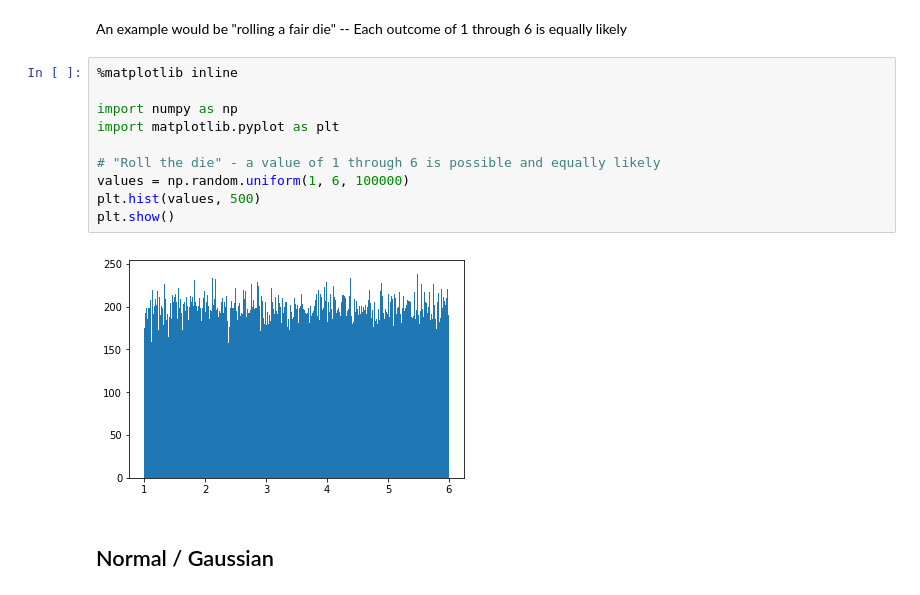
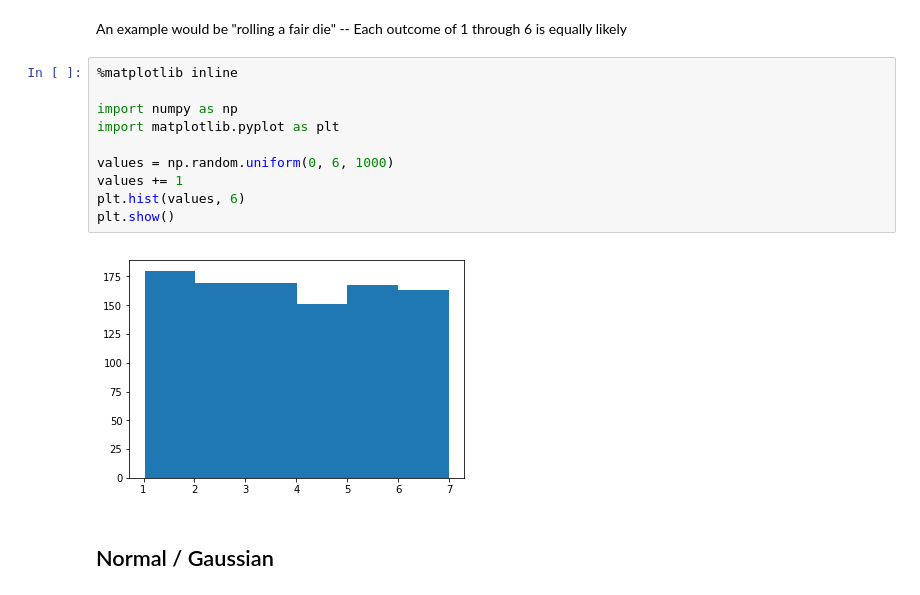
Before and after one commit to bobbecket/03-How-To-Model-The-Likelihood-Of-An-Event-With-Probability-Distributions, a Jupyter notebook: 03-How-To-Model-The-Likelihood-Of-An-Event-With-Probability-Distributions.ipynb, the cells around one changed output. Saved outputs shown, nothing was run; the diff lists cells and outputs as text.

```diff
--- a/03-How-To-Model-The-Likelihood-Of-An-Event-With-Probability-Distributions.ipynb
+++ b/03-How-To-Model-The-Likelihood-Of-An-Event-With-Probability-Distributions.ipynb
@@ -7,15 +7,15 @@ An example would be "rolling a fair die" -- Each outcome of 1 through 6 is equal
 # %%
 %matplotlib inline
 
 import numpy as np
 import matplotlib.pyplot as plt
 
-# "Roll the die" - a value of 1 through 6 is possible and equally likely
-values = np.random.uniform(1, 6, 100000)
-plt.hist(values, 500)
+values = np.random.uniform(0, 6, 1000)
+values += 1
+plt.hist(values, 6)
 plt.show()
 # %% [output]
-[figure, old version]
+[figure, new version]
 # %% [markdown]
 ## Normal / Gaussian
 # %% [markdown]
```
Also changed, not shown: parts of 2 cells of this notebook.
